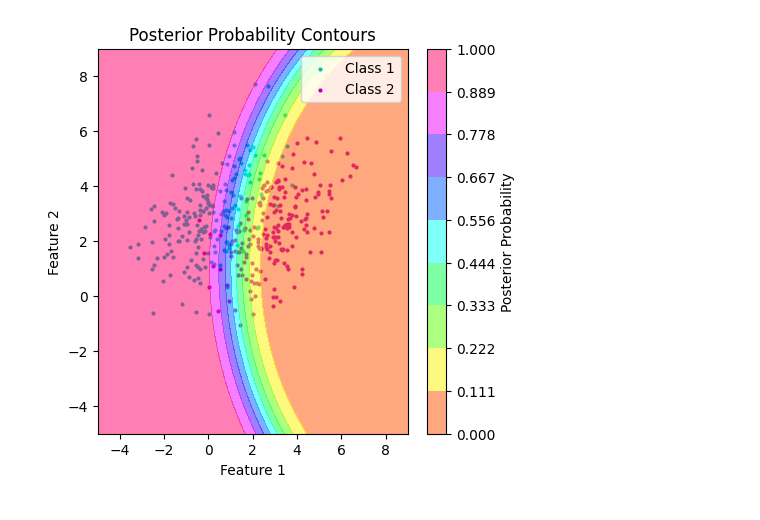
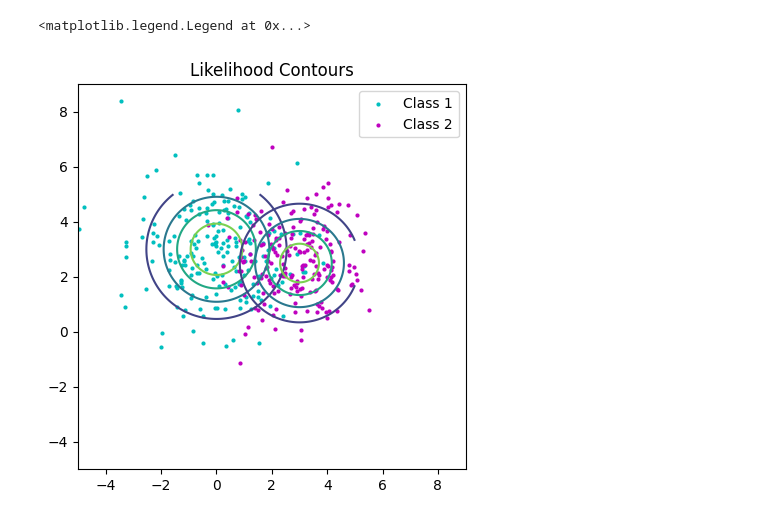
Before and after one commit to Prageeth-Dananjaya/CO544_Labs, a Jupyter notebook: Lab03/CO544_Lab3.ipynb, the cells around one changed output. Saved outputs shown, nothing was run; the diff lists cells and outputs as text; code cells hidden in the pictures.

```diff
--- a/Lab03/CO544_Lab3.ipynb
+++ b/Lab03/CO544_Lab3.ipynb
@@ -123,60 +91,34 @@ plt.show()
 # %%
-import matplotlib.pyplot as plt
-import numpy as np
-
 NumDataPerClass = 200
 # Two-class problem, distinct means, equal covariance matrices
 m1 = np.array([0, 3])
 m2 = np.array([3, 2.5])
 C1 = np.array([[2, 0], [0, 2]])
 C2 = np.array([[1.5, 0], [0, 1.5]])
 
 # Set up the data by generating isotropic Gaussians and rotating them accordingly
-A = np.linalg.cholesky(C)
+A1 = np.linalg.cholesky(C1)
 U1 = np.random.randn(NumDataPerClass, 2)
-X1 = U1 @ A.T + m1
+X1 = U1 @ A1.T + m1
+A2 = np.linalg.cholesky(C2)
 U2 = np.random.randn(NumDataPerClass, 2)
-X2 = U2 @ A.T + m2
+X2 = U2 @ A2.T + m2
+
+nx = 200
+ny = 200
+
+Xa, Ya, Za = twoDGaussianPlot(nx, ny, m1, C1)
+Xb, Yb, Zb = twoDGaussianPlot(nx, ny, m2, C2)
 
 fig, ax = plt.subplots(figsize=(5, 5))
 ax.scatter(X1[:, 0], X1[:, 1], c="c", s=4, label='Class 1')
 ax.scatter(X2[:, 0], X2[:, 1], c="m", s=4, label='Class 2')
 ax.set_xlim(-5, 9)
 ax.set_ylim(-5, 9)
+ax.contour(Xa, Ya, Za,5)
+ax.contour(Xb, Yb, Zb,5)
+ax.set_title('Likelihood Contours')
 ax.legend()
-
-def gauss2D(x, m, C):
-    Ci = np.linalg.inv(C)
-    dC = np.linalg.det(C)
-    num = np.exp(-0.5 * np.dot((x - m).T, np.dot(Ci, (x - m))))
-    den = 2 * np.pi * dC
-    return num / den
-
-def posteriorPlot(nx, ny, m1, C1, m2, C2, P1, P2):
-    x = np.linspace(-5, 9, nx)
-    y = np.linspace(-5, 9, ny)
-    X, Y = np.meshgrid(x, y)
-    Z = np.zeros([nx, ny])
-    for i in range(nx):
-        for j in range(ny):
-            xvec = np.array([X[i, j], Y[i, j]])
-            num = P1 * gauss2D(xvec, m1, C1)
-            den = P1 * gauss2D(xvec, m1, C1) + P2 * gauss2D(xvec, m2, C2)
-            Z[i, j] = num / den
-    return X, Y, Z
-
-nx = 100
-ny = 100
-P1 = 0.5  # Prior probability for Class 1
-P2 = 0.5  # Prior probability for Class 2
-
-X, Y, Z = posteriorPlot(nx, ny, m1, C1, m2, C2, P1, P2)
-
-plt.contourf(X, Y, Z, levels=np.linspace(0, 1, 10), cmap='hsv', alpha=0.5)
-plt.colorbar(label='Posterior Probability')
-plt.xlabel('Feature 1')
-plt.ylabel('Feature 2')
-plt.title('Posterior Probability Contours')
-plt.show()
 # %% [output]
+<matplotlib.legend.Legend at 0x...>
-[figure, old version]
+[figure, new version]
```
Also changed, not shown: parts of 27 cells of this notebook.
